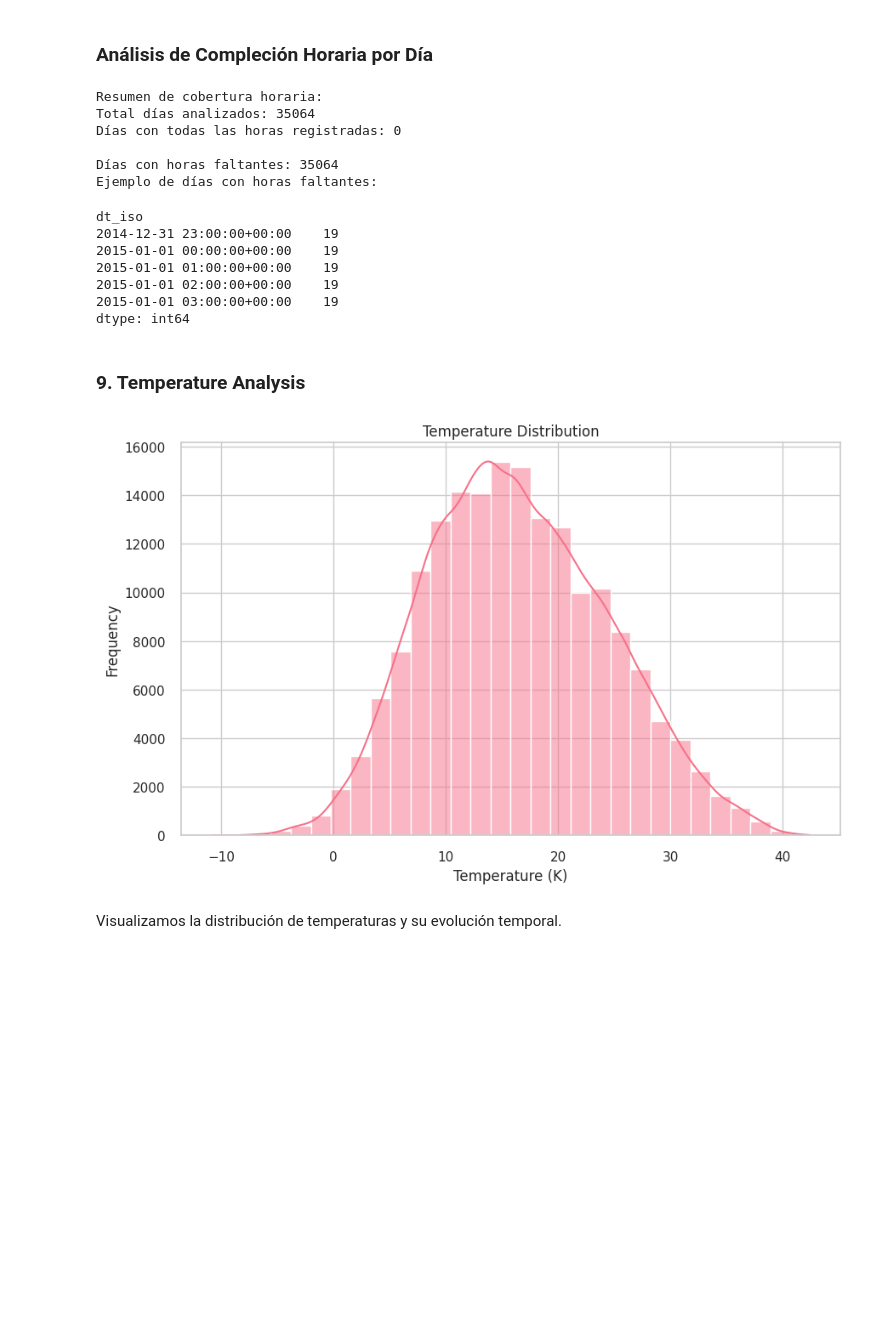
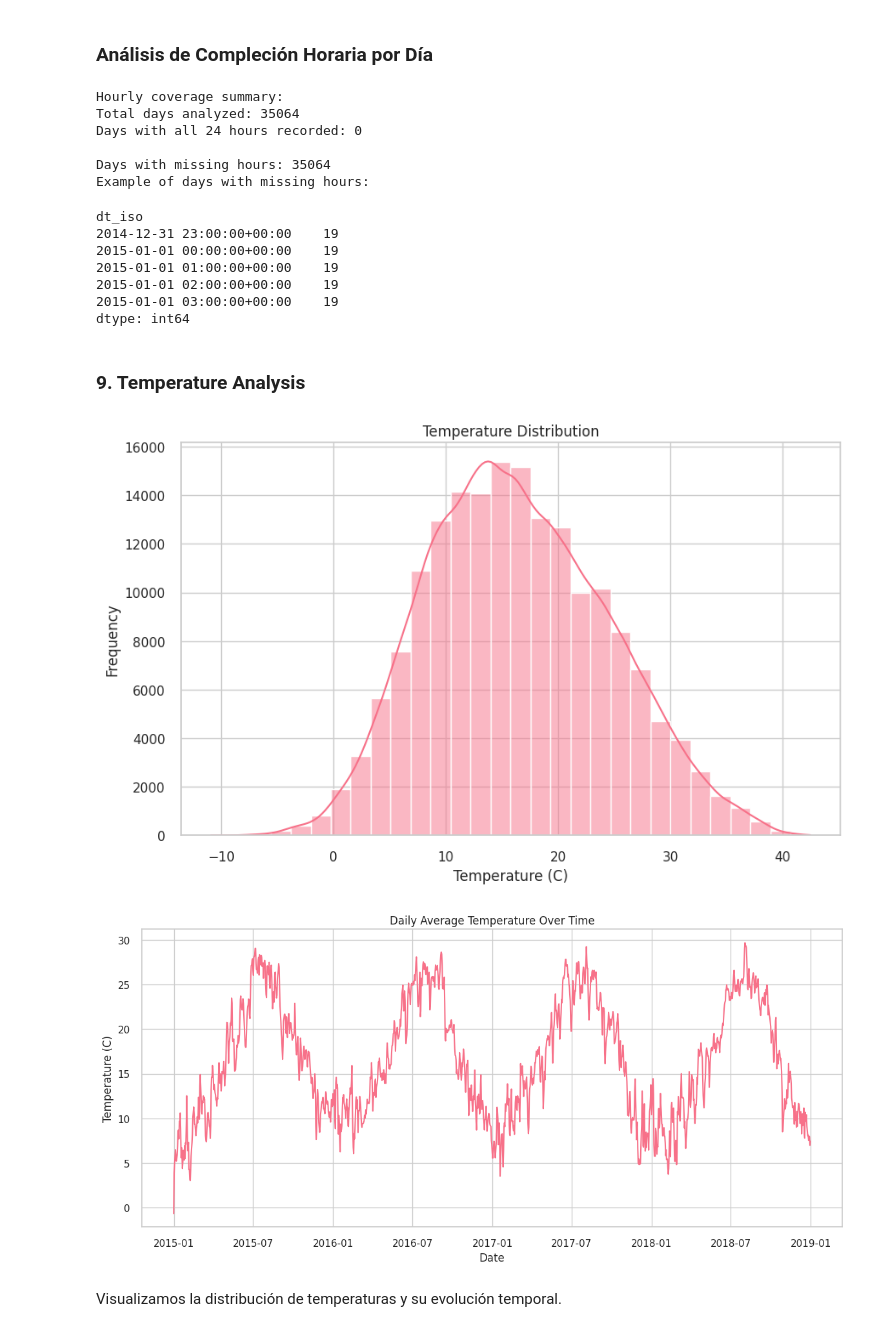
Before and after one commit to Bootcamp-IA-P4/ai-spain-weather-eda-datathon, a Jupyter notebook: notebooks/spain_weather.ipynb, the cells around one changed output. Cells and saved outputs as stored; diff of their text form; code cells hidden in the pictures; blank space fills up the shorter version.

```diff
--- a/notebooks/spain_weather.ipynb
+++ b/notebooks/spain_weather.ipynb
@@ -477,29 +623,29 @@ print(df.columns.tolist())
 # %% [markdown]
 ### Análisis de Compleción Horaria por Día
 # %%
-# Crear tabla pivote para ver horas registradas por día
+# Create pivot table to view recorded hours by day
 hour_coverage = df.pivot_table(index='dt_iso',
                               columns='hour_only',
                               aggfunc='size',
                               fill_value=0)
 
-# Mostrar resumen
-print("\nResumen de cobertura horaria:")
-print(f"Total días analizados: {len(hour_coverage)}")
-print(f"Días con todas las horas registradas: {(hour_coverage.sum(axis=1) == 24).sum()}")
+# Display summary
+print("\nHourly coverage summary:")
+print(f"Total days analyzed: {len(hour_coverage)}")
+print(f"Days with all 24 hours recorded: {(hour_coverage.sum(axis=1) == 24).sum()}")
 
-# Ver días con horas faltantes
+# Check days with missing hours
 missing_hours_per_day = 24 - hour_coverage.sum(axis=1)
-print(f"\nDías con horas faltantes: {(missing_hours_per_day > 0).sum()}")
-print("Ejemplo de días con horas faltantes:")
+print(f"\nDays with missing hours: {(missing_hours_per_day > 0).sum()}")
+print("Example of days with missing hours:")
 display(missing_hours_per_day[missing_hours_per_day > 0].head())
 # %% [output]
-Resumen de cobertura horaria:
-Total días analizados: 35064
-Días con todas las horas registradas: 0
+Hourly coverage summary:
+Total days analyzed: 35064
+Days with all 24 hours recorded: 0
 
-Días con horas faltantes: 35064
-Ejemplo de días con horas faltantes:
+Days with missing hours: 35064
+Example of days with missing hours:
 dt_iso
 2014-12-31 23:00:00+00:00    19
 2015-01-01 00:00:00+00:00    19
@@ -512,21 +658,24 @@ dtype: int64
 # %%
 # Plot temperature distribution
 plt.figure(figsize=(10, 6))
 sns.histplot(df['temp_c'], bins=30, kde=True)
 plt.title('Temperature Distribution')
-plt.xlabel('Temperature (K)')
+plt.xlabel('Temperature (C)')
 plt.ylabel('Frequency')
+plt.savefig('imgs/temp-celsius-distribution.png')
 plt.show()
 
 # Temperature trends over time
 plt.figure(figsize=(14, 6))
 df.groupby('date')['temp_c'].mean().plot()
 plt.title('Daily Average Temperature Over Time')
 plt.xlabel('Date')
-plt.ylabel('Temperature (K)')
+plt.ylabel('Temperature (C)')
+plt.savefig('imgs/dayly-avg-temp-distribution.png')
 plt.show()
 # %% [output]
 [figure]
+[figure, added]
 # %% [markdown]
 Visualizamos la distribución de temperaturas y su evolución temporal.
 # %% [markdown]
```
Also changed, not shown: parts of 12 cells of this notebook, 18 other files.
